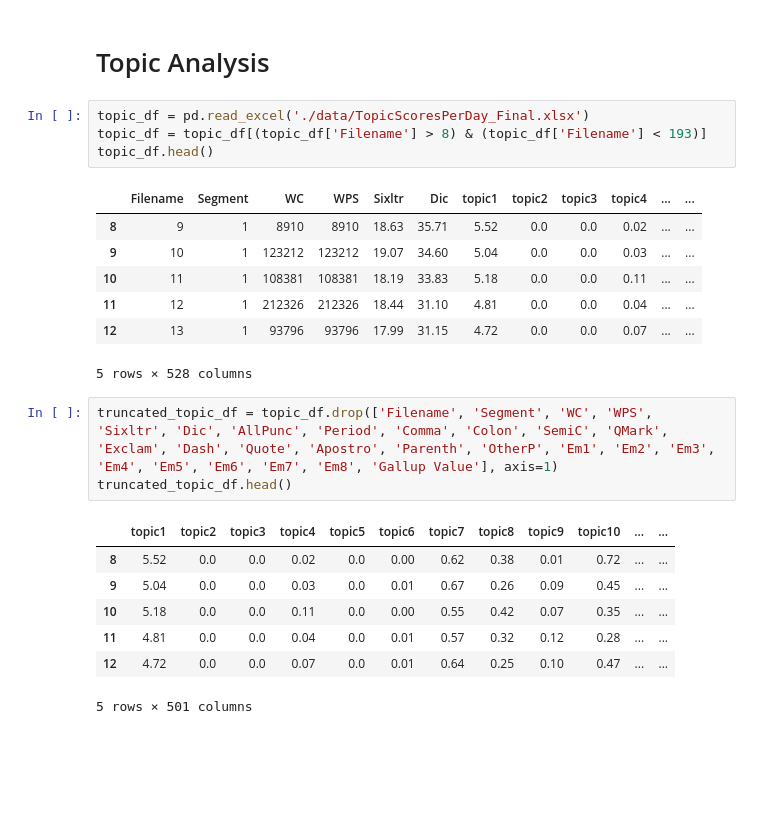
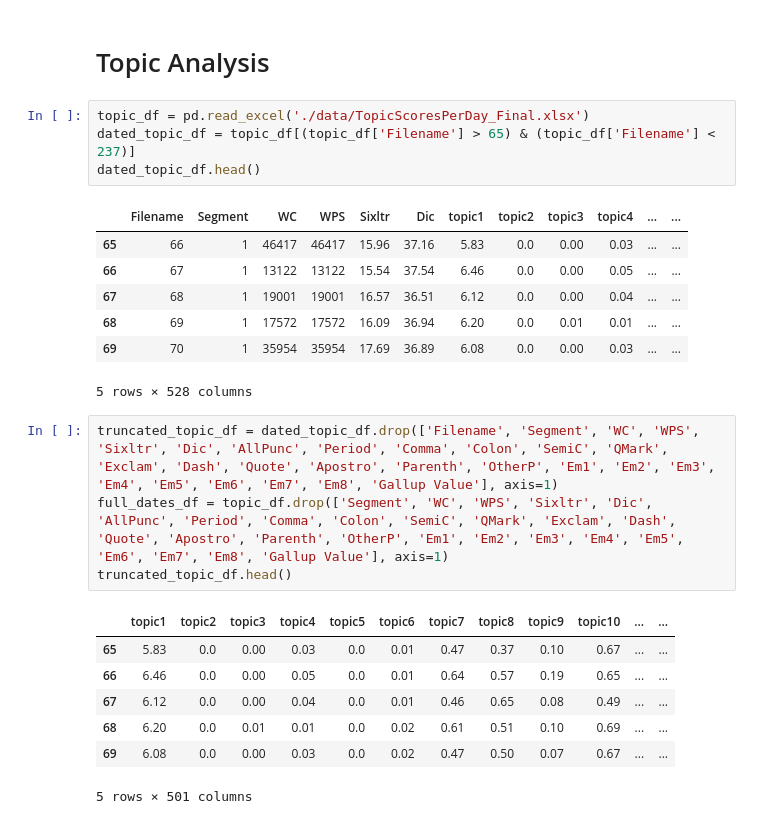
Before and after one commit to suvir-c/psyc-626, a Jupyter notebook: time-series-analysis/Multiple Linear Regression.ipynb, the cells around one changed output. Drawn from its saved outputs; the diff is of its cells as text; blank space fills up the shorter version.

```diff
--- a/time-series-analysis/Multiple Linear Regression.ipynb
+++ b/time-series-analysis/Multiple Linear Regression.ipynb
@@ -202,26 +181,27 @@ Warnings:
 # Topic Analysis
 # %%
 topic_df = pd.read_excel('./data/TopicScoresPerDay_Final.xlsx')
-topic_df = topic_df[(topic_df['Filename'] > 8) & (topic_df['Filename'] < 193)]
-topic_df.head()
+dated_topic_df = topic_df[(topic_df['Filename'] > 65) & (topic_df['Filename'] < 237)]
+dated_topic_df.head()
 # %% [output]
 |  | Filename | Segment | WC | WPS | Sixltr | Dic | topic1 | topic2 | topic3 | topic4 | ... | ... |
-| 8 | 9 | 1 | 8910 | 8910 | 18.63 | 35.71 | 5.52 | 0.0 | 0.0 | 0.02 | ... | ... |
-| 9 | 10 | 1 | 123212 | 123212 | 19.07 | 34.60 | 5.04 | 0.0 | 0.0 | 0.03 | ... | ... |
-| 10 | 11 | 1 | 108381 | 108381 | 18.19 | 33.83 | 5.18 | 0.0 | 0.0 | 0.11 | ... | ... |
-| 11 | 12 | 1 | 212326 | 212326 | 18.44 | 31.10 | 4.81 | 0.0 | 0.0 | 0.04 | ... | ... |
-| 12 | 13 | 1 | 93796 | 93796 | 17.99 | 31.15 | 4.72 | 0.0 | 0.0 | 0.07 | ... | ... |
+| 65 | 66 | 1 | 46417 | 46417 | 15.96 | 37.16 | 5.83 | 0.0 | 0.00 | 0.03 | ... | ... |
+| 66 | 67 | 1 | 13122 | 13122 | 15.54 | 37.54 | 6.46 | 0.0 | 0.00 | 0.05 | ... | ... |
+| 67 | 68 | 1 | 19001 | 19001 | 16.57 | 36.51 | 6.12 | 0.0 | 0.00 | 0.04 | ... | ... |
+| 68 | 69 | 1 | 17572 | 17572 | 16.09 | 36.94 | 6.20 | 0.0 | 0.01 | 0.01 | ... | ... |
+| 69 | 70 | 1 | 35954 | 35954 | 17.69 | 36.89 | 6.08 | 0.0 | 0.00 | 0.03 | ... | ... |
 5 rows × 528 columns
 # %%
-truncated_topic_df = topic_df.drop(['Filename', 'Segment', 'WC', 'WPS', 'Sixltr', 'Dic', 'AllPunc', 'Period', 'Comma', 'Colon', 'SemiC', 'QMark', 'Exclam', 'Dash', 'Quote', 'Apostro', 'Parenth', 'OtherP', 'Em1', 'Em2', 'Em3', 'Em4', 'Em5', 'Em6', 'Em7', 'Em8', 'Gallup Value'], axis=1)
+truncated_topic_df = dated_topic_df.drop(['Filename', 'Segment', 'WC', 'WPS', 'Sixltr', 'Dic', 'AllPunc', 'Period', 'Comma', 'Colon', 'SemiC', 'QMark', 'Exclam', 'Dash', 'Quote', 'Apostro', 'Parenth', 'OtherP', 'Em1', 'Em2', 'Em3', 'Em4', 'Em5', 'Em6', 'Em7', 'Em8', 'Gallup Value'], axis=1)
+full_dates_df = topic_df.drop(['Segment', 'WC', 'WPS', 'Sixltr', 'Dic', 'AllPunc', 'Period', 'Comma', 'Colon', 'SemiC', 'QMark', 'Exclam', 'Dash', 'Quote', 'Apostro', 'Parenth', 'OtherP', 'Em1', 'Em2', 'Em3', 'Em4', 'Em5', 'Em6', 'Em7', 'Em8', 'Gallup Value'], axis=1)
 truncated_topic_df.head()
 # %% [output]
 |  | topic1 | topic2 | topic3 | topic4 | topic5 | topic6 | topic7 | topic8 | topic9 | topic10 | ... | ... |
-| 8 | 5.52 | 0.0 | 0.0 | 0.02 | 0.0 | 0.00 | 0.62 | 0.38 | 0.01 | 0.72 | ... | ... |
-| 9 | 5.04 | 0.0 | 0.0 | 0.03 | 0.0 | 0.01 | 0.67 | 0.26 | 0.09 | 0.45 | ... | ... |
-| 10 | 5.18 | 0.0 | 0.0 | 0.11 | 0.0 | 0.00 | 0.55 | 0.42 | 0.07 | 0.35 | ... | ... |
-| 11 | 4.81 | 0.0 | 0.0 | 0.04 | 0.0 | 0.01 | 0.57 | 0.32 | 0.12 | 0.28 | ... | ... |
-| 12 | 4.72 | 0.0 | 0.0 | 0.07 | 0.0 | 0.01 | 0.64 | 0.25 | 0.10 | 0.47 | ... | ... |
+| 65 | 5.83 | 0.0 | 0.00 | 0.03 | 0.0 | 0.01 | 0.47 | 0.37 | 0.10 | 0.67 | ... | ... |
+| 66 | 6.46 | 0.0 | 0.00 | 0.05 | 0.0 | 0.01 | 0.64 | 0.57 | 0.19 | 0.65 | ... | ... |
+| 67 | 6.12 | 0.0 | 0.00 | 0.04 | 0.0 | 0.01 | 0.46 | 0.65 | 0.08 | 0.49 | ... | ... |
+| 68 | 6.20 | 0.0 | 0.01 | 0.01 | 0.0 | 0.02 | 0.61 | 0.51 | 0.10 | 0.69 | ... | ... |
+| 69 | 6.08 | 0.0 | 0.00 | 0.03 | 0.0 | 0.02 | 0.47 | 0.50 | 0.07 | 0.67 | ... | ... |
 5 rows × 501 columns
 # %%
 print(len(truncated_topic_df))
```
Also changed, not shown: parts of 31 cells of this notebook, 1 other file.
